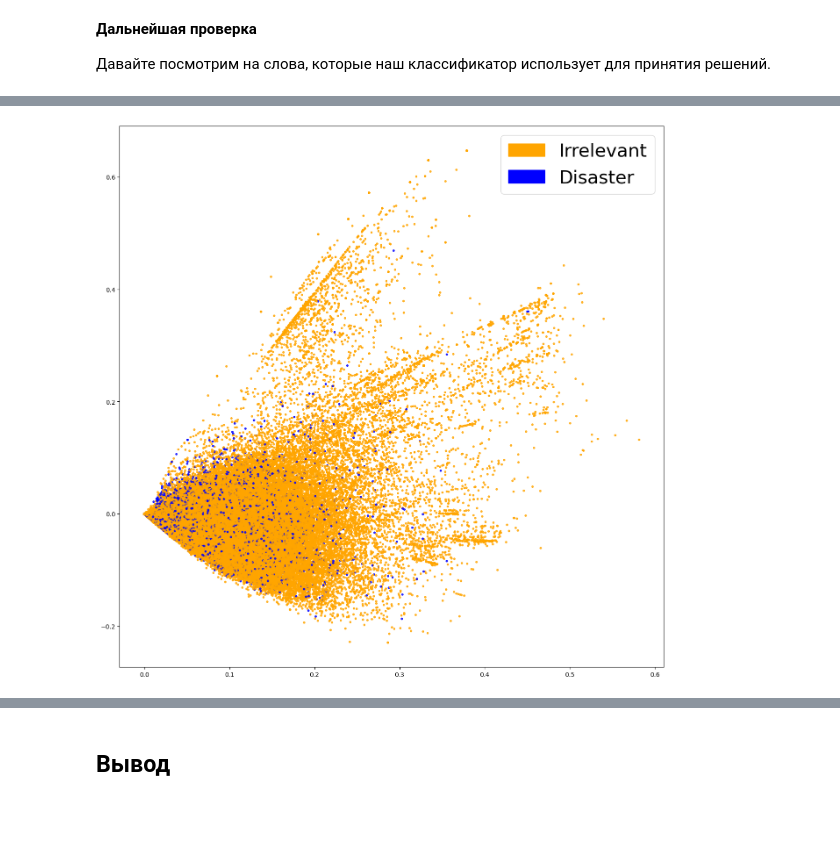
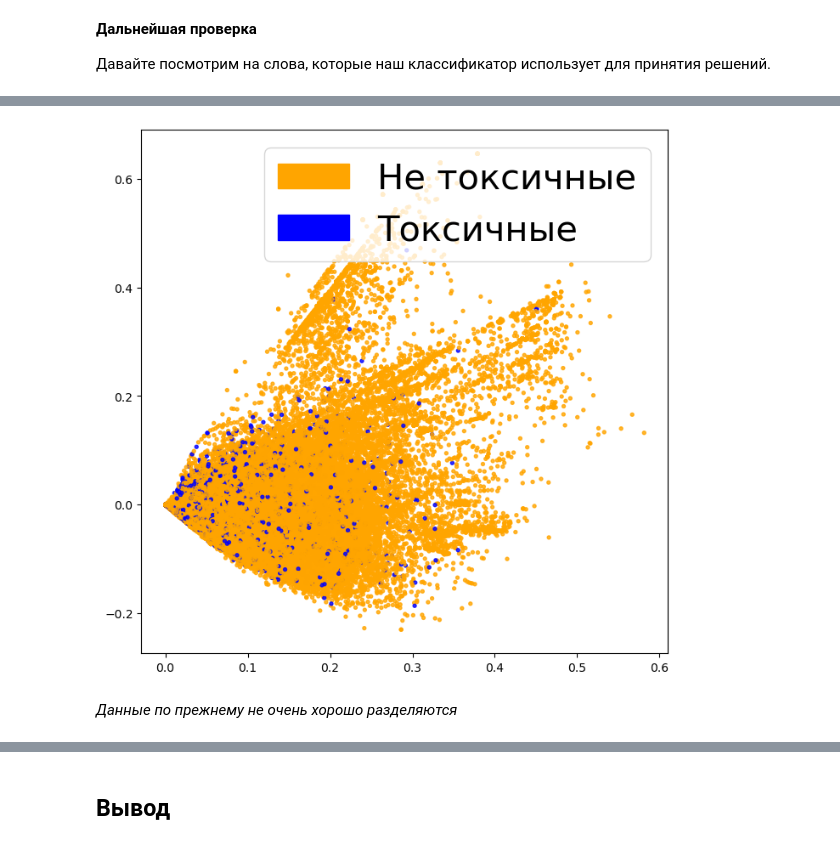
Before and after one commit to Symbo1-of-Piece/toxic_comments, a Jupyter notebook: toxic_comments.ipynb, the cells around one changed output, grey strips where cells are left out. Drawn from its saved outputs; the diff is of its cells as text; code cells hidden in the pictures; blank space fills up the shorter version.

```diff
--- a/toxic_comments.ipynb
+++ b/toxic_comments.ipynb
@@ -238,0 +355,13 @@ X_test_counts = count_vectorizer.transform(X_test)
+# %%
+def plot_LSA(test_data, test_labels, plot=True):
+        lsa = TruncatedSVD(n_components=2)
+        lsa.fit(test_data)
+        lsa_scores = lsa.transform(test_data)
+        color_mapper = {label:idx for idx,label in enumerate(set(test_labels))}
+        color_column = [color_mapper[label] for label in test_labels]
+        colors = ['orange','blue']
+        if plot:
+            plt.scatter(lsa_scores[:,0], lsa_scores[:,1], s=8, alpha=.8, c=test_labels, cmap=matplotlib.colors.ListedColormap(colors))
+            red_patch = mpatches.Patch(color='orange', label='Не токсичные')
+            green_patch = mpatches.Patch(color='blue', label='Токсичные')
+            plt.legend(handles=[red_patch, green_patch], prop={'size': 30})
@@ -393,26 +508,3 @@ def tfidf(data):
 
 X_train_tfidf, tfidf_vectorizer = tfidf(X_train)
 X_test_tfidf = tfidf_vectorizer.transform(X_test)
-# %%
-from sklearn.decomposition import PCA, TruncatedSVD
-import matplotlib
-import matplotlib.patches as mpatches
-
-
-def plot_LSA(test_data, test_labels, savepath="PCA_demo.csv", plot=True):
-        lsa = TruncatedSVD(n_components=2)
-        lsa.fit(test_data)
-        lsa_scores = lsa.transform(test_data)
-        color_mapper = {label:idx for idx,label in enumerate(set(test_labels))}
-        color_column = [color_mapper[label] for label in test_labels]
-        colors = ['orange','blue','blue']
-        if plot:
-            plt.scatter(lsa_scores[:,0], lsa_scores[:,1], s=8, alpha=.8, c=test_labels, cmap=matplotlib.colors.ListedColormap(colors))
-            red_patch = mpatches.Patch(color='orange', label='Irrelevant')
-            green_patch = mpatches.Patch(color='blue', label='Disaster')
-            plt.legend(handles=[red_patch, green_patch], prop={'size': 30})
-
-
-fig = plt.figure(figsize=(16, 16))
-plot_LSA(X_train_counts, y_train)
-plt.show()
@@ -421,7 +511,9 @@ plt.show()
 # %%
-fig = plt.figure(figsize=(16, 16))
+fig = plt.figure(figsize=(8, 8))
 plot_LSA(X_train_tfidf, y_train)
 plt.show()
 # %% [output]
-[figure, old version]
+[figure, new version]
+# %% [markdown]
+*Данные по прежнему не очень хорошо разделяются*
 # %%
```
Also changed, not shown: parts of 83 cells of this notebook.
